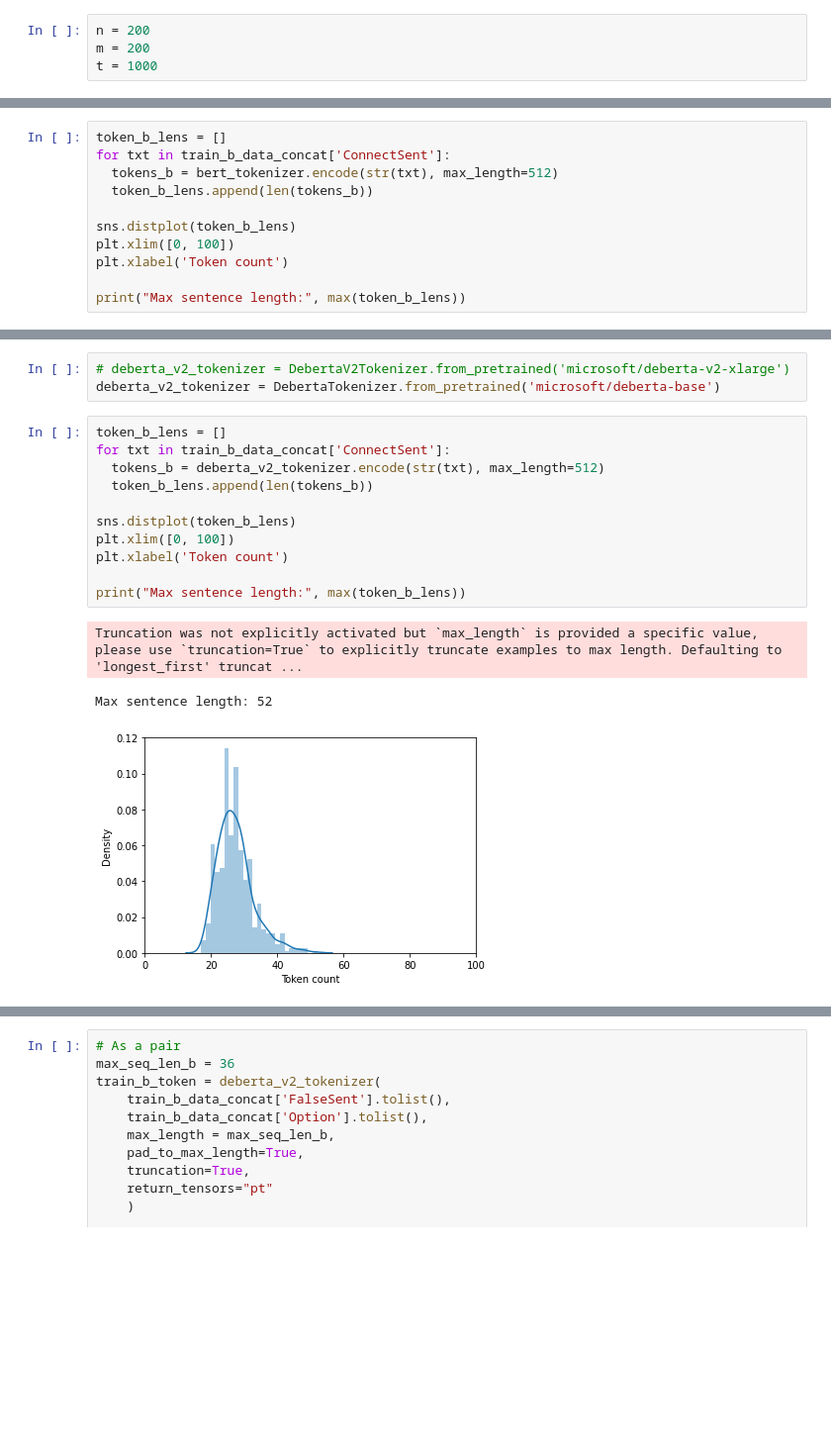
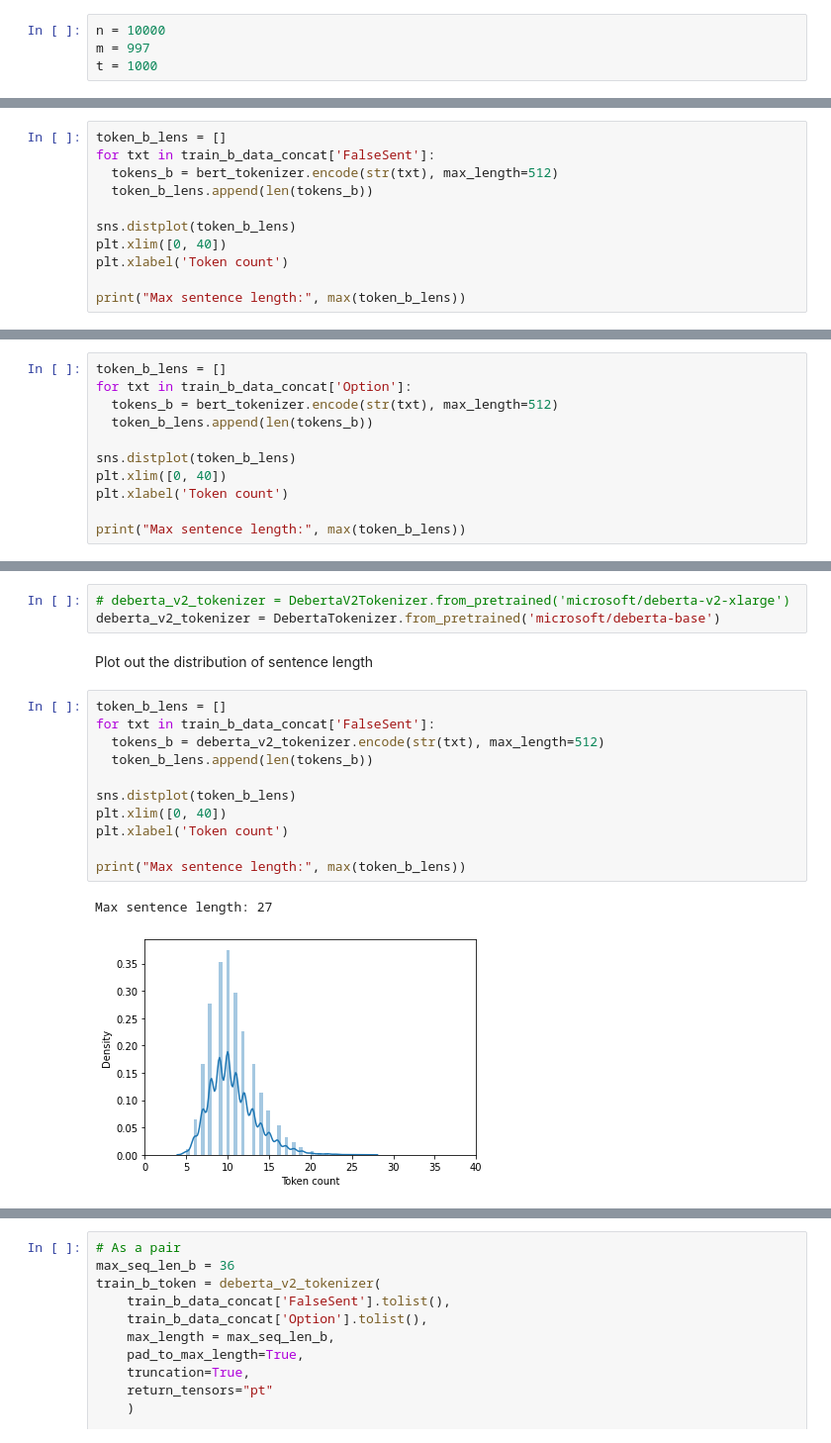
Before and after one commit to chenxicclu/MIDS_NLP_Project, a Jupyter notebook: ComVE_Subtask_B.ipynb, the cells around one changed output, grey strips where cells are left out. Shown: that part at 99% size. Saved outputs shown, nothing was run; the diff lists cells and outputs as text; blank space fills up the shorter version.

```diff
--- a/ComVE_Subtask_B.ipynb
+++ b/ComVE_Subtask_B.ipynb
@@ -113,5 +117,5 @@ import datetime
 # %%
-n = 200
-m = 200
+n = 10000
+m = 997
 t = 1000
 # %% [markdown]
@@ -352,11 +357,11 @@ Count how many words in the sentence, to determin the max sentence length for to
 # %%
 token_b_lens = []
-for txt in train_b_data_concat['ConnectSent']:
+for txt in train_b_data_concat['FalseSent']:
   tokens_b = bert_tokenizer.encode(str(txt), max_length=512)
   token_b_lens.append(len(tokens_b))
 
 sns.distplot(token_b_lens)
-plt.xlim([0, 100])
+plt.xlim([0, 40])
 plt.xlabel('Token count')
 
 print("Max sentence length:", max(token_b_lens))
@@ -366,0 +373,11 @@ Max sentence length: 52
+# %%
+token_b_lens = []
+for txt in train_b_data_concat['Option']:
+  tokens_b = bert_tokenizer.encode(str(txt), max_length=512)
+  token_b_lens.append(len(tokens_b))
+
+sns.distplot(token_b_lens)
+plt.xlim([0, 40])
+plt.xlabel('Token count')
+
+print("Max sentence length:", max(token_b_lens))
@@ -1978,18 +916,19 @@ Tokenize
 # %%
 # deberta_v2_tokenizer = DebertaV2Tokenizer.from_pretrained('microsoft/deberta-v2-xlarge')
 deberta_v2_tokenizer = DebertaTokenizer.from_pretrained('microsoft/deberta-base')
+# %% [markdown]
+Plot out the distribution of sentence length
 # %%
 token_b_lens = []
-for txt in train_b_data_concat['ConnectSent']:
+for txt in train_b_data_concat['FalseSent']:
   tokens_b = deberta_v2_tokenizer.encode(str(txt), max_length=512)
   token_b_lens.append(len(tokens_b))
 
 sns.distplot(token_b_lens)
-plt.xlim([0, 100])
+plt.xlim([0, 40])
 plt.xlabel('Token count')
 
 print("Max sentence length:", max(token_b_lens))
 # %% [output]
-Truncation was not explicitly activated but `max_length` is provided a specific value, please use `truncation=True` to explicitly truncate examples to max length. Defaulting to 'longest_first' truncat ...
+Max sentence length: 27
-Max sentence length: 52
-[figure, old version]
+[figure, new version]
```
Also changed, not shown: parts of 140 cells of this notebook.
